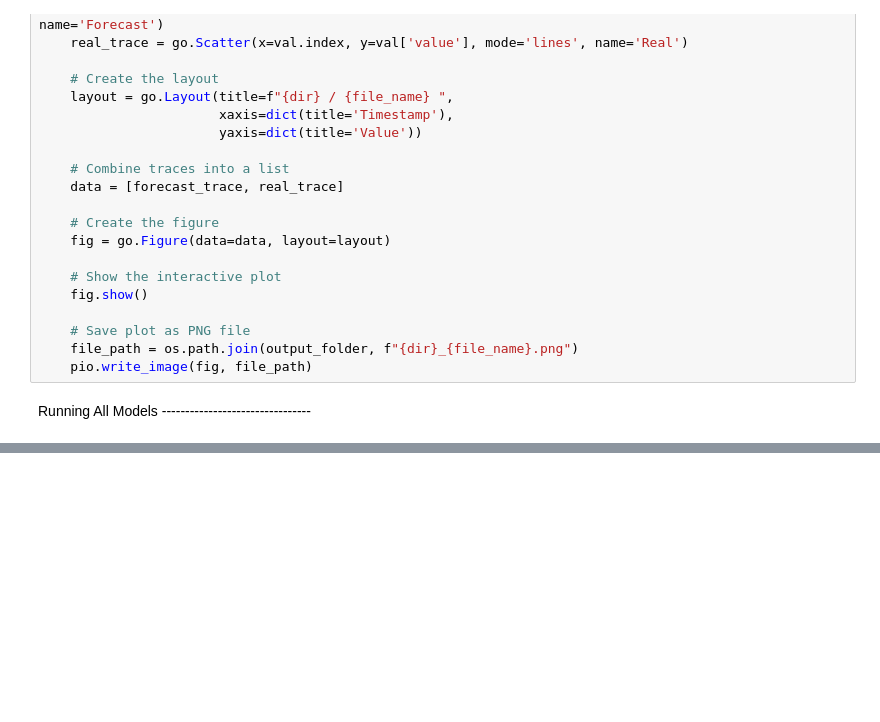
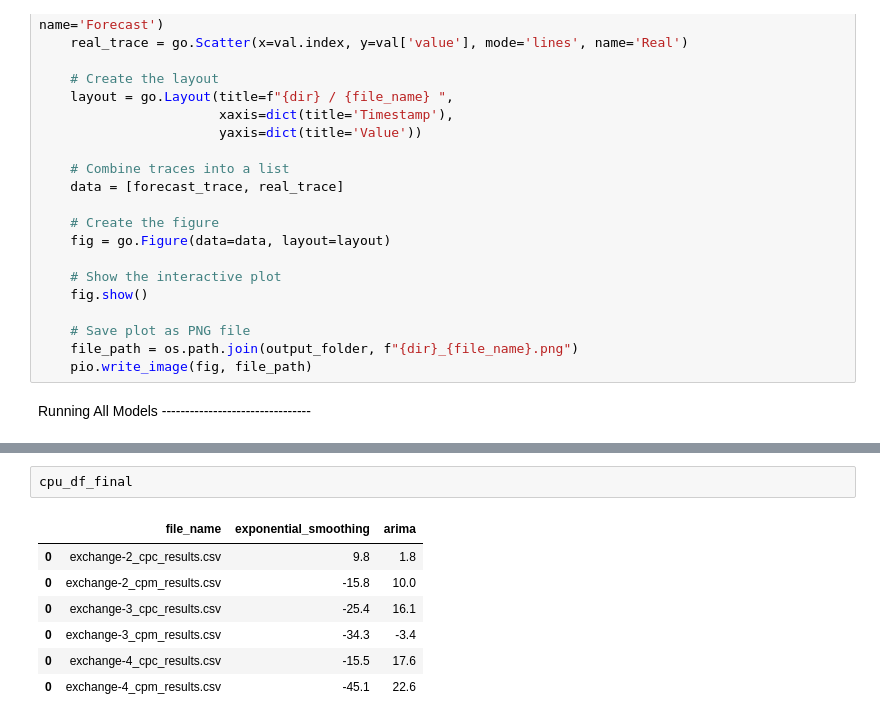
Before and after one commit to GPT-4-UOM/MetaFramework, a Jupyter notebook: notebook/app.ipynb, the cells around one changed output, grey strips where cells are left out. Drawn from its saved outputs; the diff is of its cells as text; blank space fills up the shorter version.

```diff
--- a/notebook/app.ipynb
+++ b/notebook/app.ipynb
@@ -522,0 +642,10 @@ Mean Squared Error (MSE): 1.0729040486288866
+# %%
+cpu_df_final
+# %% [output]
+|  | file_name | exponential_smoothing | arima |
+| 0 | exchange-2_cpc_results.csv | 9.8 | 1.8 |
+| 0 | exchange-2_cpm_results.csv | -15.8 | 10.0 |
+| 0 | exchange-3_cpc_results.csv | -25.4 | 16.1 |
+| 0 | exchange-3_cpm_results.csv | -34.3 | -3.4 |
+| 0 | exchange-4_cpc_results.csv | -15.5 | 17.6 |
+| 0 | exchange-4_cpm_results.csv | -45.1 | 22.6 |
```
Also changed, not shown: parts of 10 cells of this notebook.
